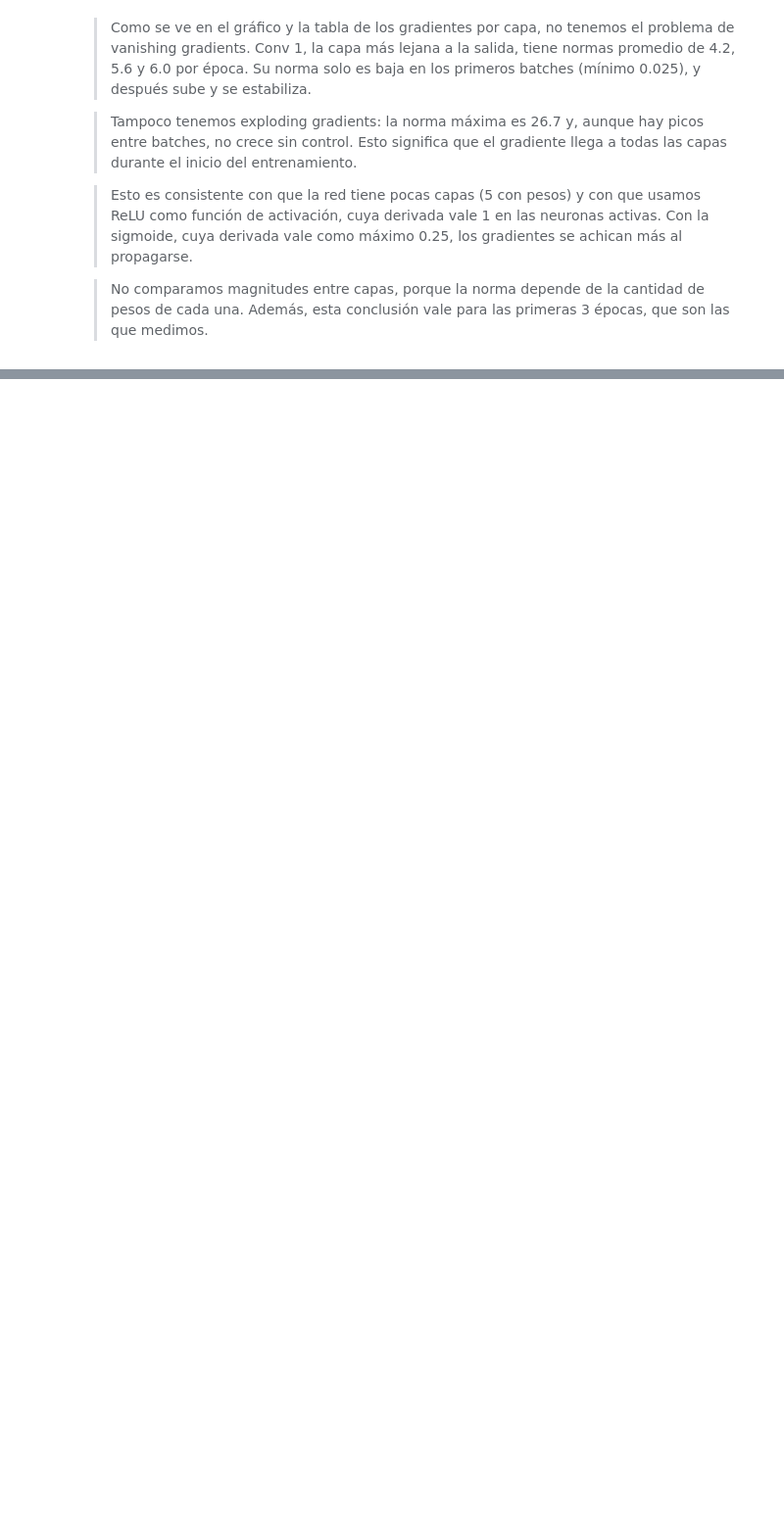
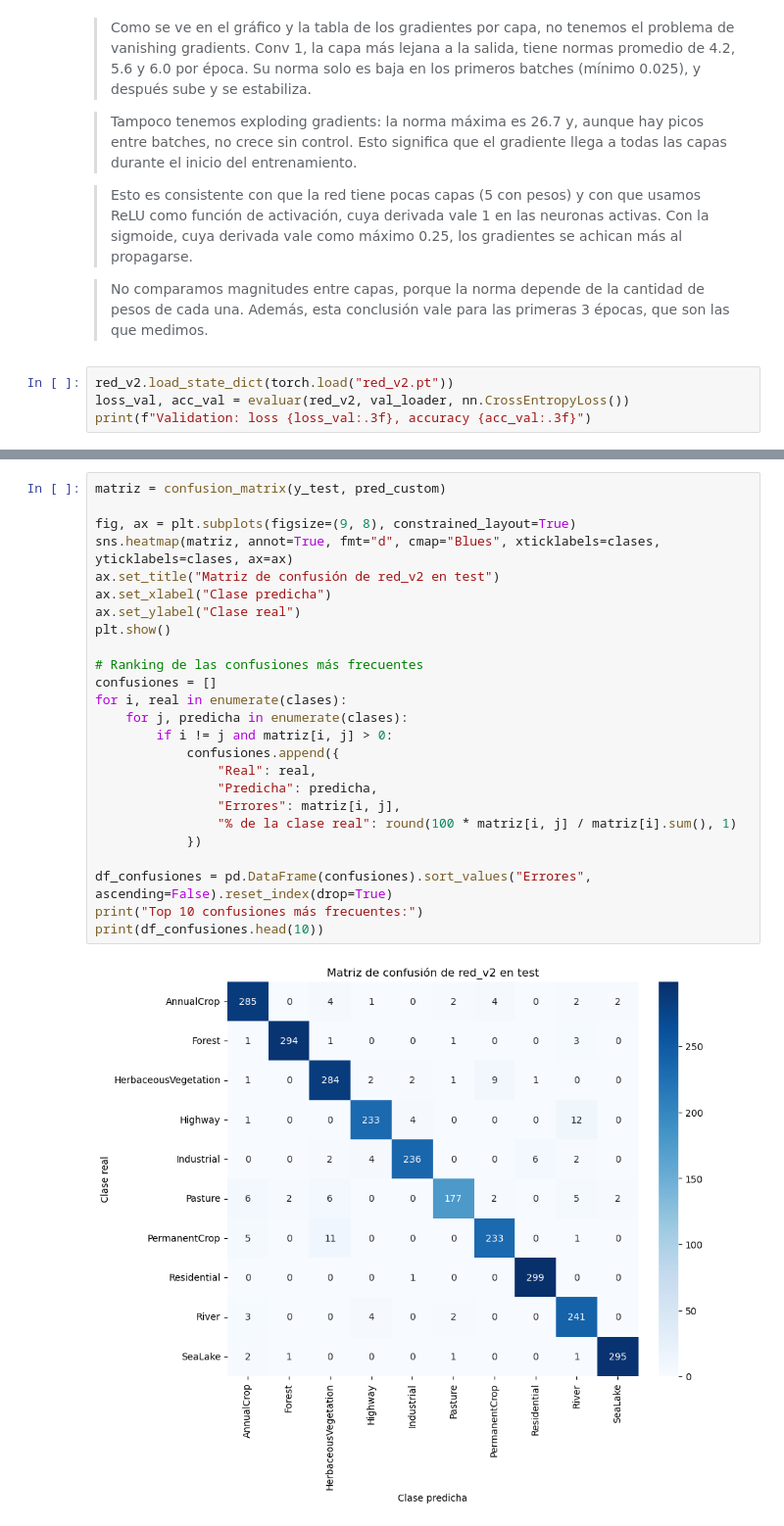
Before and after one commit to manuelferrario/tp3-redes-neuronales-EuroSAT, a Jupyter notebook: tp3.ipynb, the cells around one changed output, grey strips where cells are left out. Shown at 98% size. Saved outputs shown, nothing was run; the diff lists cells and outputs as text; blank space fills up the shorter version.

```diff
--- a/tp3.ipynb
+++ b/tp3.ipynb
@@ -885,3 +740,7 @@ Linear 2   3.4526   2.9520   2.8029  1.0658  0.0941  10.1981
 > Esto es consistente con que la red tiene pocas capas (5 con pesos) y con que usamos ReLU como función de activación, cuya derivada vale 1 en las neuronas activas. Con la sigmoide, cuya derivada vale como máximo 0.25, los gradientes se achican más al propagarse.
 
 > No comparamos magnitudes entre capas, porque la norma depende de la cantidad de pesos de cada una. Además, esta conclusión vale para las primeras 3 épocas, que son las que medimos.
+# %%
+red_v2.load_state_dict(torch.load("red_v2.pt"))
+loss_val, acc_val = evaluar(red_v2, val_loader, nn.CrossEntropyLoss())
+print(f"Validation: loss {loss_val:.3f}, accuracy {acc_val:.3f}")
@@ -891,0 +801,27 @@ Linear 2   3.4526   2.9520   2.8029  1.0658  0.0941  10.1981
+# %%
+matriz = confusion_matrix(y_test, pred_custom)
+
+fig, ax = plt.subplots(figsize=(9, 8), constrained_layout=True)
+sns.heatmap(matriz, annot=True, fmt="d", cmap="Blues", xticklabels=clases, yticklabels=clases, ax=ax)
+ax.set_title("Matriz de confusión de red_v2 en test")
+ax.set_xlabel("Clase predicha")
+ax.set_ylabel("Clase real")
+plt.show()
+
+# Ranking de las confusiones más frecuentes
+confusiones = []
+for i, real in enumerate(clases):
+    for j, predicha in enumerate(clases):
+        if i != j and matriz[i, j] > 0:
+            confusiones.append({
+                "Real": real,
+                "Predicha": predicha,
+                "Errores": matriz[i, j],
+                "% de la clase real": round(100 * matriz[i, j] / matriz[i].sum(), 1)
+            })
+
+df_confusiones = pd.DataFrame(confusiones).sort_values("Errores", ascending=False).reset_index(drop=True)
+print("Top 10 confusiones más frecuentes:")
+print(df_confusiones.head(10))
+# %% [output]
+[figure, added]
```
Also changed, not shown: parts of 31 cells of this notebook.
